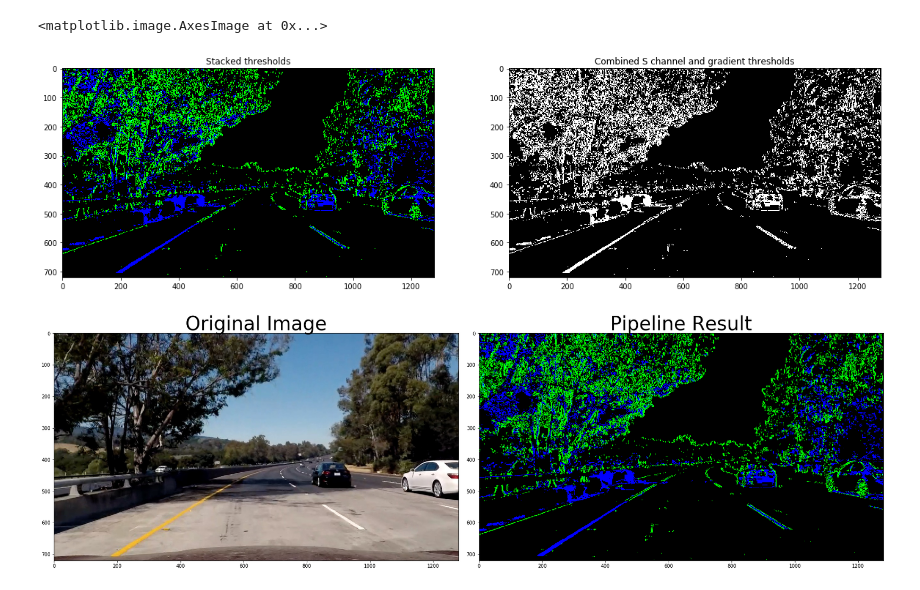
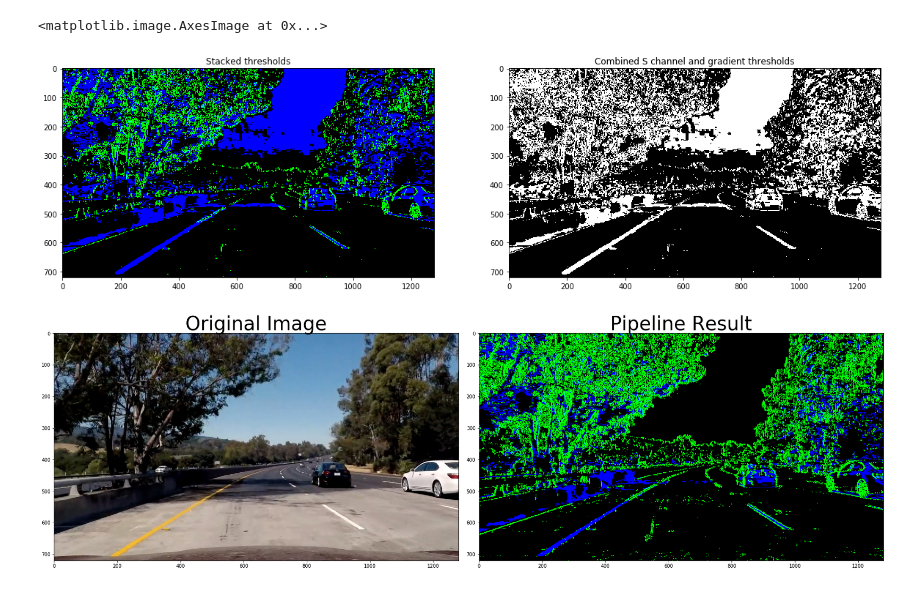
Before and after one commit to demigecko/CarND-Advanced-Lane-Lines, a Jupyter notebook: Segments/9-Color and Gradient.ipynb, the cells around one changed output. Drawn from its saved outputs; the diff is of its cells as text; code cells hidden in the pictures.

Commit message:
pipeline avaiable

```diff
--- a/Segments/9-Color and Gradient.ipynb
+++ b/Segments/9-Color and Gradient.ipynb
@@ -20,37 +20,36 @@ gray = cv2.cvtColor(img, cv2.COLOR_RGB2GRAY)
 sobelx = cv2.Sobel(gray, cv2.CV_64F, 1, 0) # Take the derivative in x
 abs_sobelx = np.absolute(sobelx) # Absolute x derivative to accentuate lines away from horizontal
 scaled_sobel = np.uint8(255*abs_sobelx/np.max(abs_sobelx))
 
 # Threshold x gradient
 thresh_min = 20
-thresh_max = 100
+thresh_max = 255
 sxbinary = np.zeros_like(scaled_sobel)
 sxbinary[(scaled_sobel >= thresh_min) & (scaled_sobel <= thresh_max)] = 1
 
 # Threshold color channel
-s_thresh_min = 170
+s_thresh_min = 100
 s_thresh_max = 255
 s_binary = np.zeros_like(s_channel)
 s_binary[(s_channel >= s_thresh_min) & (s_channel <= s_thresh_max)] = 1
 
 # Stack each channel to view their individual contributions in green and blue respectively
 # This returns a stack of the two binary images, whose components you can see as different colors
 color_binary = np.dstack(( np.zeros_like(sxbinary), sxbinary, s_binary)) * 255
 
 # Combine the two binary thresholds
 combined_binary = np.zeros_like(sxbinary)
 combined_binary[(s_binary == 1) | (sxbinary == 1)] = 1
 
 # Plotting thresholded images
 f, (ax1, ax2) = plt.subplots(1, 2, figsize=(20,10))
 ax1.set_title('Stacked thresholds')
 ax1.imshow(color_binary)
-
 ax2.set_title('Combined S channel and gradient thresholds')
 ax2.imshow(combined_binary, cmap='gray')
 # %% [output]
 <matplotlib.image.AxesImage at 0x...>
-[figure, old version]
+[figure, new version]
 # %%
 import numpy as np
 import cv2
@@ -60,7 +59,7 @@ import matplotlib.image as mpimg
 image = mpimg.imread('bridge_shadow.jpg')
 
 # Edit this function to create your own pipeline.
-def pipeline(img, s_thresh=(170, 255), sx_thresh=(20, 100)):
+def pipeline(img, s_thresh=(150, 255), sx_thresh=(10, 255)):
     img = np.copy(img)
     # Convert to HLS color space and separate the V channel
     hls = cv2.cvtColor(img, cv2.COLOR_RGB2HLS)
@@ -90,9 +89,8 @@ f.tight_layout()
 
 ax1.imshow(image)
 ax1.set_title('Original Image', fontsize=40)
-
-ax2.imshow(result)
+ax2.imshow(result, cmap='gray')
 ax2.set_title('Pipeline Result', fontsize=40)
 plt.subplots_adjust(left=0., right=1, top=0.9, bottom=0.)
 # %% [output]
-[figure, old version]
+[figure, new version]
```
Also changed, not shown: 15 other files.
